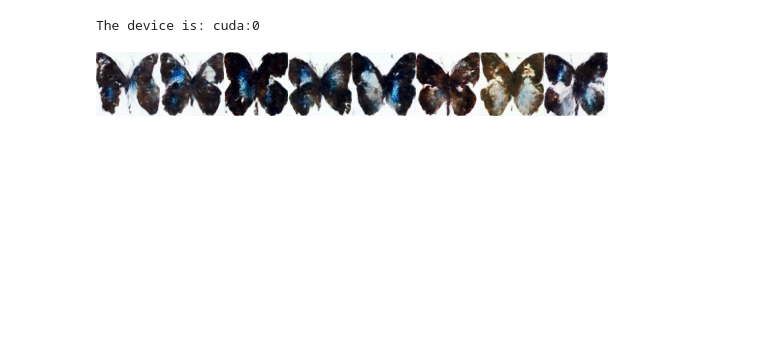
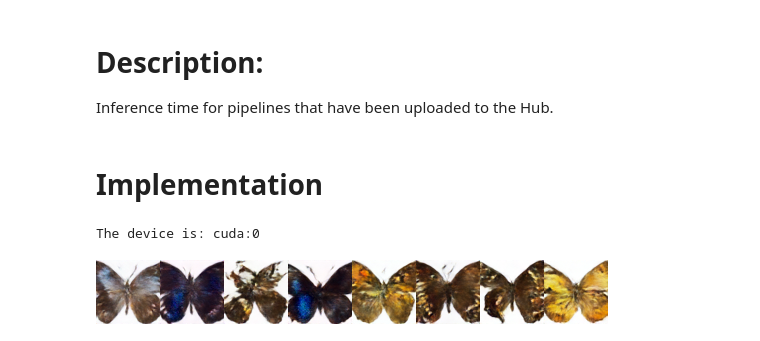
Before and after one commit to Likalto4/Diffusion_models_HF_course, a Jupyter notebook: unit1/unconditional_training/inference_time.ipynb, the cells around one changed output. Saved outputs shown, nothing was run; the diff lists cells and outputs as text; code cells hidden in the pictures; blank space fills up the shorter version.

Commit message:
rerun the original accelerate scriot to see difference with our pipeline

```diff
--- a/unit1/unconditional_training/inference_time.ipynb
+++ b/unit1/unconditional_training/inference_time.ipynb
@@ -1,3 +1,8 @@
+# %% [markdown]
+# Description:
+Inference time for pipelines that have been uploaded to the Hub.
+# %% [markdown]
+# Implementation
 # %%
 from pathlib import Path
 import os, sys
@@ -18,11 +23,11 @@ print('The device is:', device)
 The device is: cuda:0
 # %%
 # Let's give our new model a name for the Hub
-model_name = "Unconditional_Butterflies_diffusion"
+model_name = "trial_accelerate"
 hub_model_id = get_full_repo_name(model_name)
 
 pipeline = DDPMPipeline.from_pretrained(hub_model_id).to(device)
 images = pipeline(batch_size=8).images
 utils.make_grid(images)
 # %% [output]
-[figure, old version]
+[figure, new version]
```
Also changed, not shown: 5 other files.
